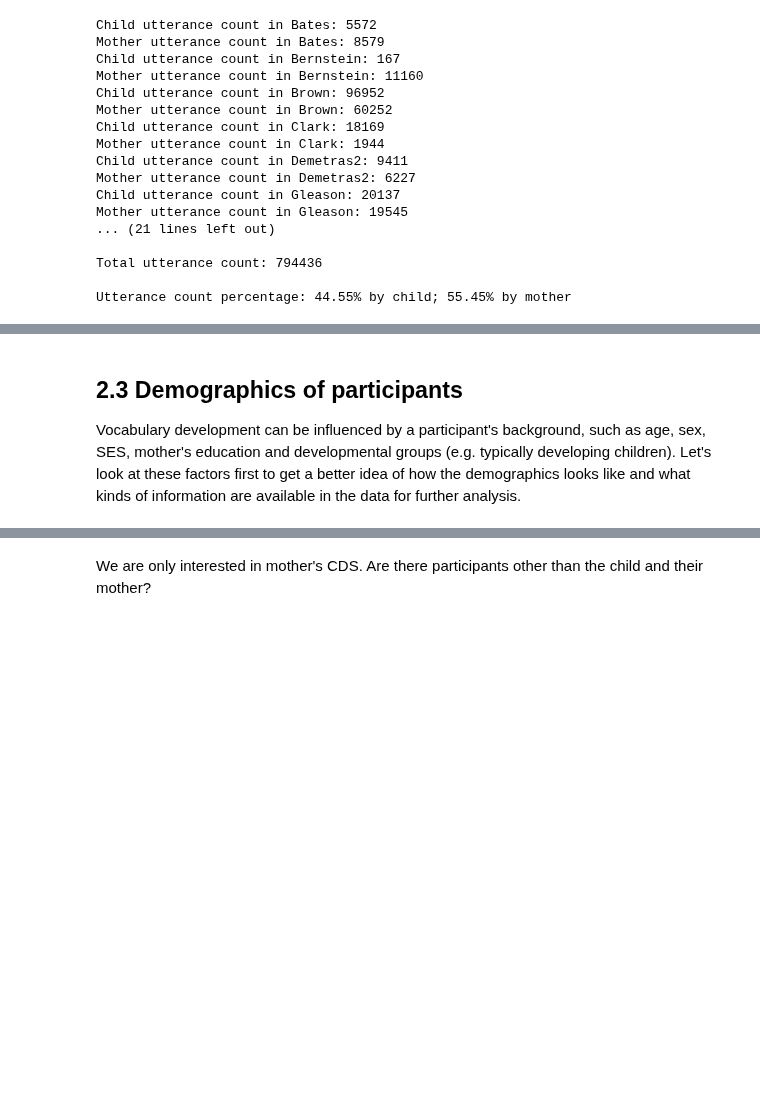
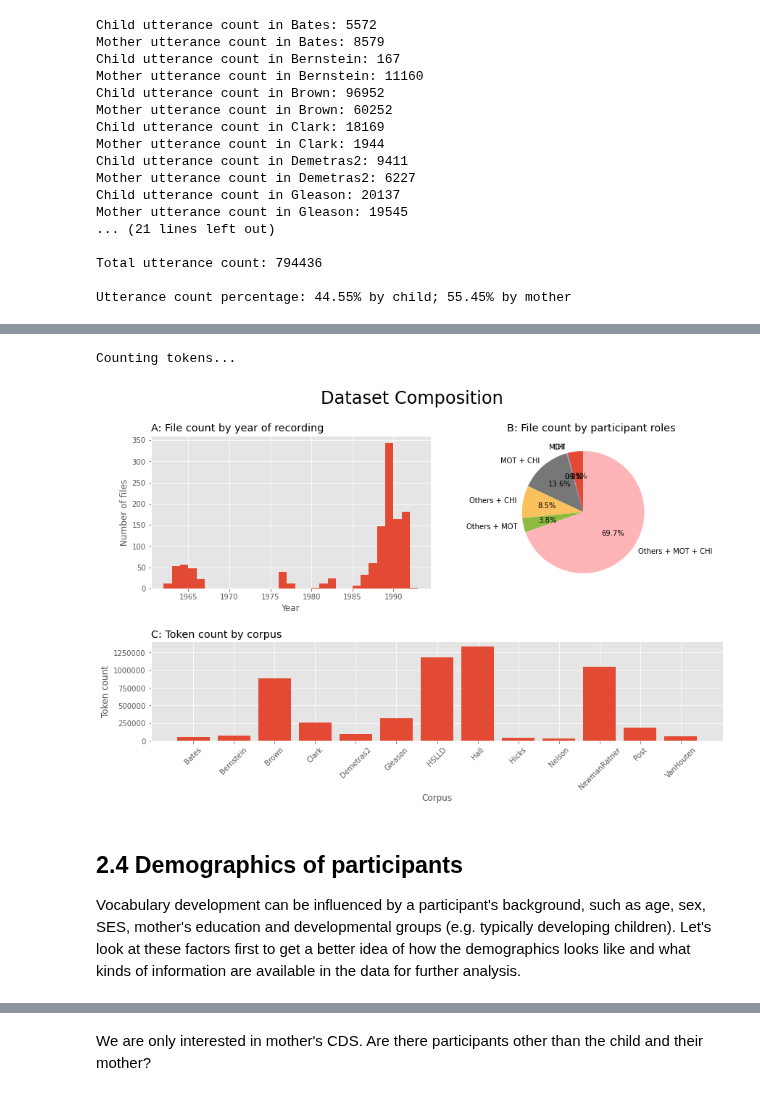
Before and after one commit to Data-Science-for-Linguists-2022/Child-Vocab-Development, a Jupyter notebook: data_curation.ipynb, the cells around one changed output, grey strips where cells are left out. Cells and saved outputs as stored; diff of their text form; code cells hidden in the pictures; blank space fills up the shorter version.

```diff
--- a/data_curation.ipynb
+++ b/data_curation.ipynb
@@ -602,5 +608,74 @@ Utterance count percentage: 44.55% by child; 55.45% by mother
+# %%
+participants_ser = data_idx.participants.map(list)
+
+for participants in participants_ser:
+    for idx, role in enumerate(participants):
+        if role != 'CHI' and role != 'MOT':
+            participants[idx] = 'Others'
+    participants.sort()
+
+# Convert list in each series item to set to remove repeated elements
+participants_ser = participants_ser.map(set)
+
+# Since .groupby() method doesn't work on set, convert set to string first.
+# Convert set to string by joining all items in the set
+participants_ser = participants_ser.map(' + '.join)
+
+# ------------------------------------------------------------------------------
+# Data for plotting
+# Count files by participant role
+participant_count = participants_ser.groupby(participants_ser).aggregate('count')
+
+# Count tokens by corpus
+print('Counting tokens...')
+tokens = [len(pylangacq.Reader.from_files([f], parallel=False).tokens())
+          for f in tqdm(data_idx.file_path)]
+tokens_df = pd.DataFrame({'token_count':tokens,'corpus':data_idx.corpus})
+tok_by_corpus = tokens_df.groupby('corpus').sum().reset_index()
+
+
+# ------------------------------------------------------------------------------
+# Create a figure object
+
+# Subplot dimension ratio
+gs_kw = dict(width_ratios=[1,1], height_ratios=[2,1.3])
+
+# Create a figure with 5 axes (i.e. 5 subplots), namely A, B, C, D, E
+fig, ax = plt.subplot_mosaic([['A','B'],['C','C']],  # Subplot spans across two grids
+                              gridspec_kw=gs_kw, figsize=(12,8),
+                              constrained_layout=True)
+
+# ------------------------------------------------------------------------------
+# Plotting
+
+# Plot A and B
+ax['A'].hist(data_idx.year, 31, histtype='bar')
+ax['B'].pie(participant_count, labels=participant_count.index,
+            autopct='%1.1f%%', startangle=90)
+ax['C'].bar(tok_by_corpus.corpus,tok_by_corpus.token_count)
+
+# Set x and y labels of A
+ax['A'].set_xlabel('Year')
+ax['A'].set_ylabel('Number of files')
+
+# Set x and y labels of C; disable scientific notation; rotate x-axis labels
+ax['C'].set_xlabel('Corpus')
+ax['C'].set_ylabel('Token count')
+ax['C'].get_yaxis().get_major_formatter().set_scientific(False)
+ax['C'].tick_params(axis='x', labelrotation = 45)
+
+# Set figure and subplot titles
+ax['A'].set_title('\nA: File count by year of recording', loc = 'left')
+ax['B'].set_title('\nB: File count by participant roles', loc = 'left')
+ax['C'].set_title('\nC: Token count by corpus', loc = 'left')
+fig.suptitle('Dataset Composition', fontsize=24)
+
+plt.show()
+# %% [output]
+Counting tokens...
+[figure, new version]
 # %% [markdown]
-## 2.3 Demographics of participants
+## 2.4 Demographics of participants
 
 Vocabulary development can be influenced by a participant's background, such as age, sex, SES, mother's education and developmental groups (e.g. typically developing children). Let's look at these factors first to get a better idea of how the demographics looks like and what kinds of information are available in the data for further analysis.
 # %%
```
Also changed, not shown: parts of 8 cells of this notebook.
